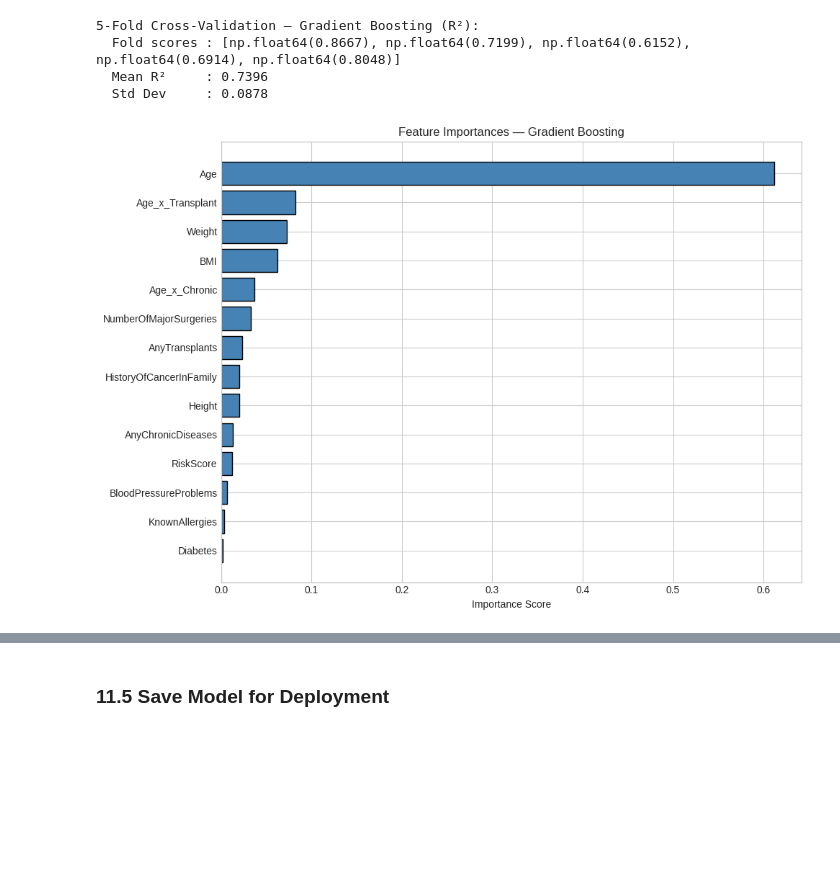
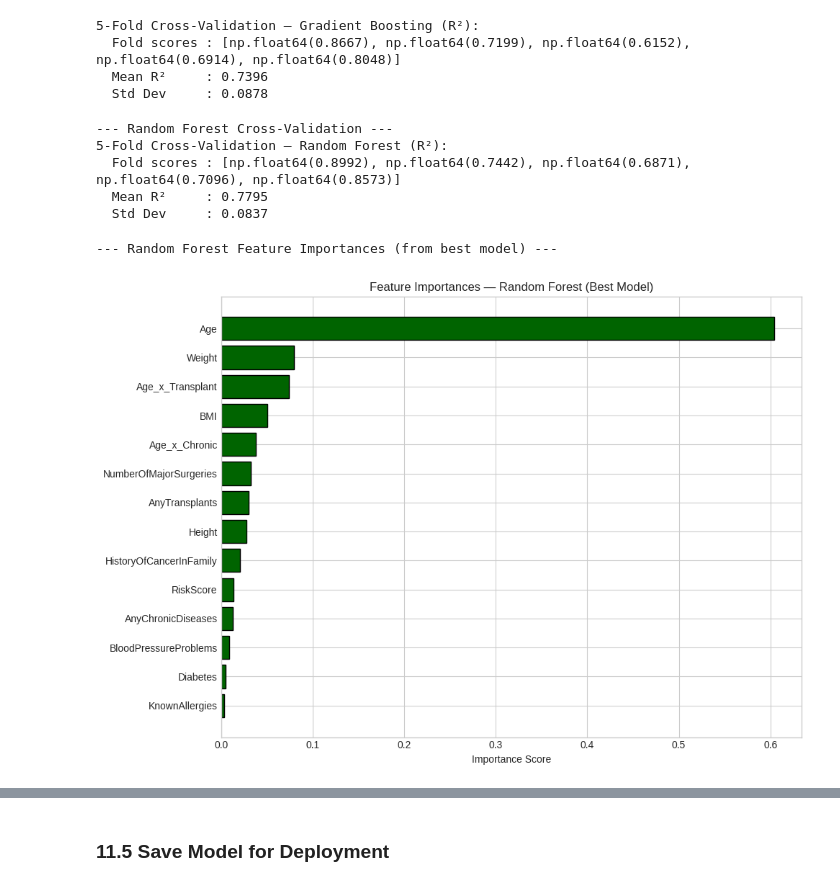
Before and after one commit to ShishirBhat-Labs/Portfolio, a Jupyter notebook: Insurance-premium-predictor/Insurance_Cost_EDA_ML.ipynb, the cells around one changed output, grey strips where cells are left out. Cells and saved outputs as stored; diff of their text form; code cells hidden in the pictures; blank space fills up the shorter version.

```diff
--- a/Insurance-premium-predictor/Insurance_Cost_EDA_ML.ipynb
+++ b/Insurance-premium-predictor/Insurance_Cost_EDA_ML.ipynb
@@ -961,23 +960,46 @@ print(f'  Std Dev     : {cv_scores.std():.4f}')
   Fold scores : [np.float64(0.8667), np.float64(0.7199), np.float64(0.6152), np.float64(0.6914), np.float64(0.8048)]
   Mean R²     : 0.7396
   Std Dev     : 0.0878
+# %%
+print('--- Random Forest Cross-Validation ---')
+
+# Cross-validate Random Forest model
+rf_cv_model = RandomForestRegressor(n_estimators=200, max_depth=10, random_state=42, n_jobs=-1)
+
+kf = KFold(n_splits=5, shuffle=True, random_state=42)
+
+rf_cv_scores = cross_val_score(rf_cv_model, X, y, cv=kf, scoring='r2')
+
+print('5-Fold Cross-Validation — Random Forest (R²):')
+print(f'  Fold scores : {[round(s, 4) for s in rf_cv_scores]}')
+print(f'  Mean R²     : {rf_cv_scores.mean():.4f}')
+print(f'  Std Dev     : {rf_cv_scores.std():.4f}')
+# %% [output]
+--- Random Forest Cross-Validation ---
+5-Fold Cross-Validation — Random Forest (R²):
+  Fold scores : [np.float64(0.8992), np.float64(0.7442), np.float64(0.6871), np.float64(0.7096), np.float64(0.8573)]
+  Mean R²     : 0.7795
+  Std Dev     : 0.0837
 # %%
-best_model.fit(X_train, y_train)
+print('--- Random Forest Feature Importances (from best model) ---')
+
+best_model = rf_feature_model # Random Forest Regressor
 
 importance_df = pd.DataFrame({
     'Feature': feature_cols,
     'Importance': best_model.feature_importances_
 }).sort_values('Importance', ascending=True)
 
 plt.figure(figsize=(10, 7))
 plt.barh(importance_df['Feature'], importance_df['Importance'],
-         color='steelblue', edgecolor='black')
-plt.title('Feature Importances — Gradient Boosting')
+         color='darkgreen', edgecolor='black')
+plt.title('Feature Importances — Random Forest (Best Model)')
 plt.xlabel('Importance Score')
 
 plt.tight_layout()
 
 plt.show()
 # %% [output]
+--- Random Forest Feature Importances (from best model) ---
-[figure, old version]
+[figure, new version]
 # %%
```
Also changed, not shown: parts of 6 cells of this notebook, 5 other files.
